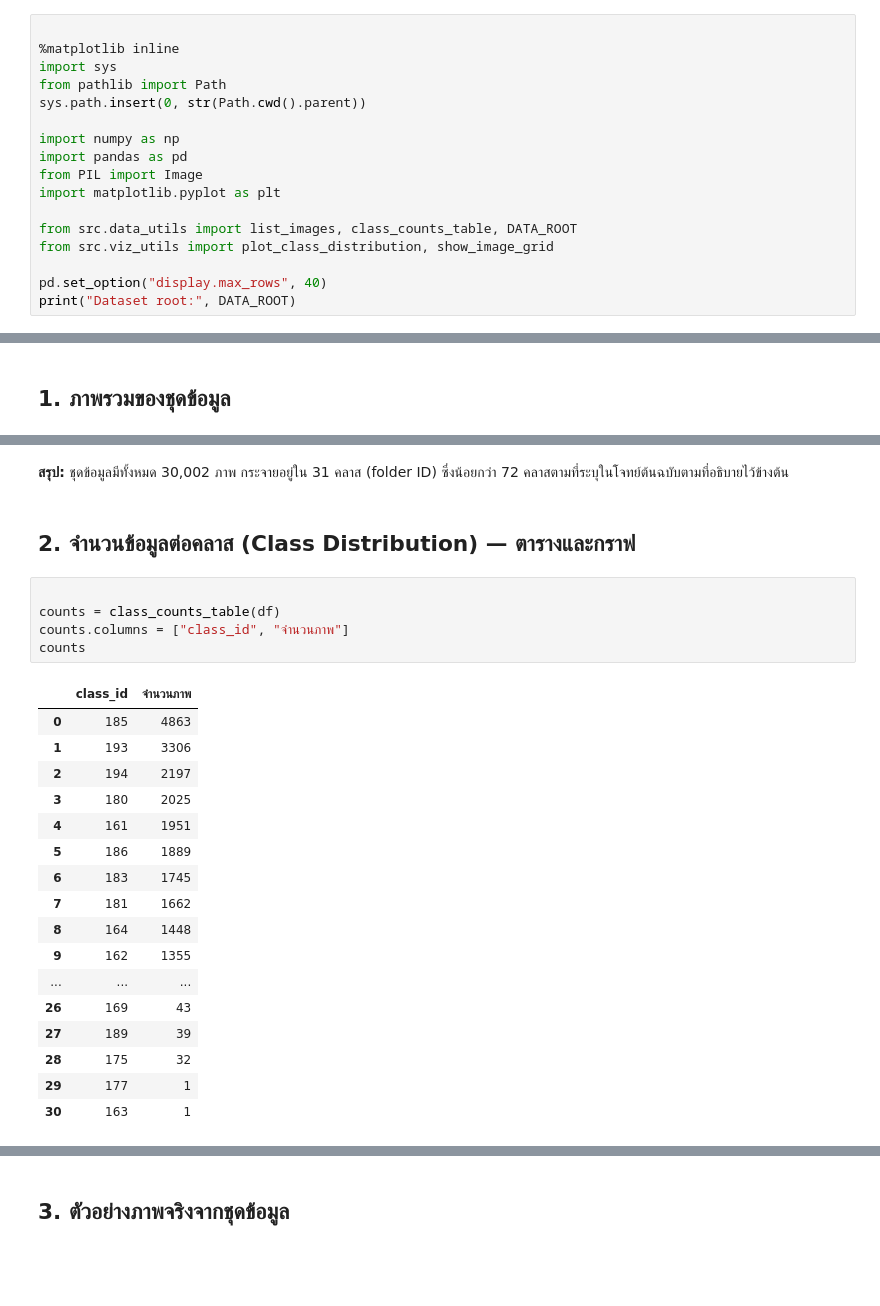
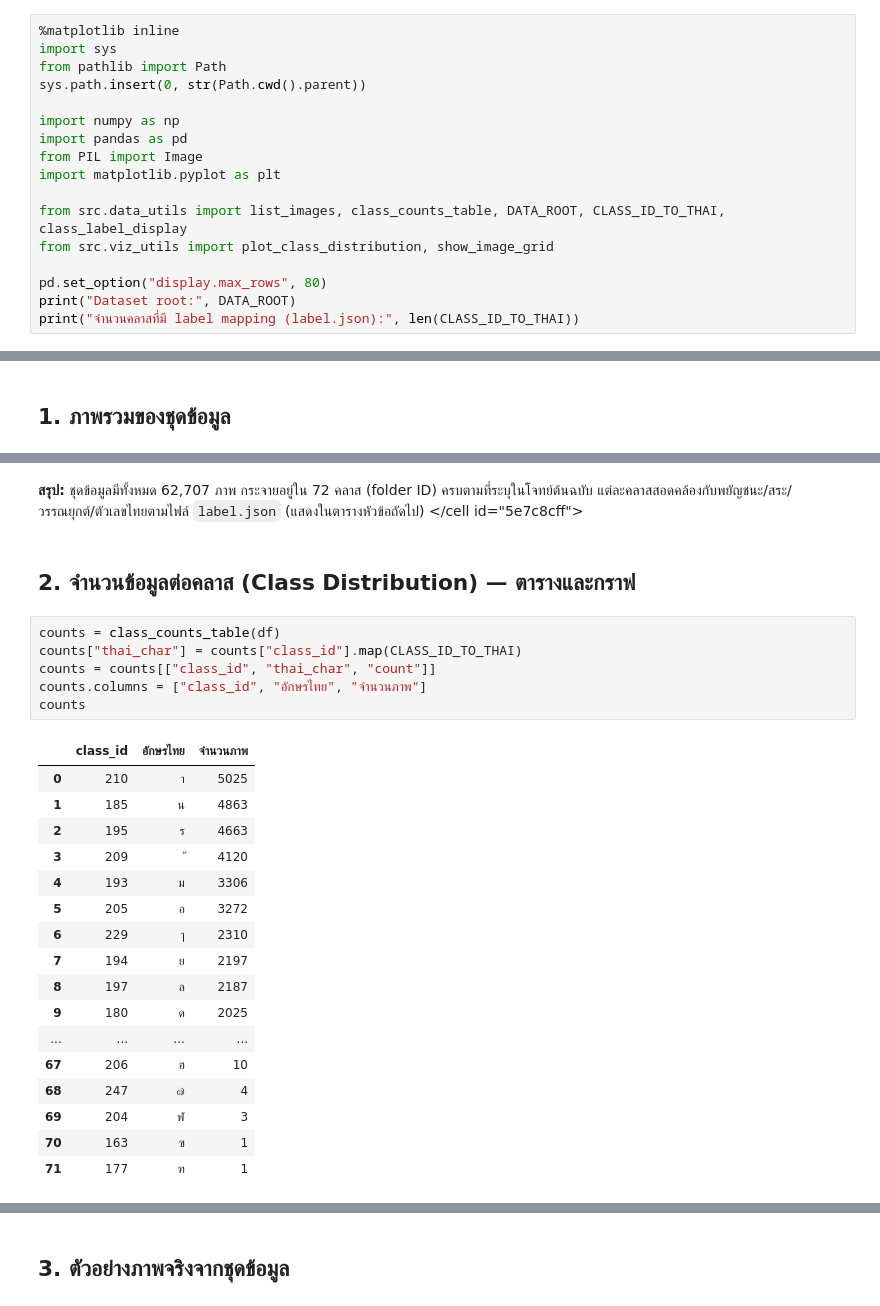
Before and after one commit to Touch-P/deeplearn-th-recognize, a Jupyter notebook: notebooks/00_data_exploration.ipynb, the cells around one changed output, grey strips where cells are left out. Drawn from its saved outputs; the diff is of its cells as text; blank space fills up the shorter version.

```diff
--- a/notebooks/00_data_exploration.ipynb
+++ b/notebooks/00_data_exploration.ipynb
@@ -18,5 +14,4 @@
 # %%
-
 %matplotlib inline
 import sys
 from pathlib import Path
@@ -27,9 +22,10 @@ import pandas as pd
 from PIL import Image
 import matplotlib.pyplot as plt
 
-from src.data_utils import list_images, class_counts_table, DATA_ROOT
+from src.data_utils import list_images, class_counts_table, DATA_ROOT, CLASS_ID_TO_THAI, class_label_display
 from src.viz_utils import plot_class_distribution, show_image_grid
 
-pd.set_option("display.max_rows", 40)
+pd.set_option("display.max_rows", 80)
 print("Dataset root:", DATA_ROOT)
+print("จำนวนคลาสที่มี label mapping (label.json):", len(CLASS_ID_TO_THAI))
 # %% [output]
@@ -56,31 +80,33 @@ df.head()
 # %% [markdown]
 
-**สรุป:** ชุดข้อมูลมีทั้งหมด 30,002 ภาพ กระจายอยู่ใน 31 คลาส (folder ID) ซึ่งน้อยกว่า 72 คลาสตามที่ระบุในโจทย์ต้นฉบับตามที่อธิบายไว้ข้างต้น
+**สรุป:** ชุดข้อมูลมีทั้งหมด 62,707 ภาพ กระจายอยู่ใน 72 คลาส (folder ID) ครบตามที่ระบุในโจทย์ต้นฉบับ แต่ละคลาสสอดคล้องกับพยัญชนะ/สระ/วรรณยุกต์/ตัวเลขไทยตามไฟล์ `label.json` (แสดงในตารางหัวข้อถัดไป)
+</cell id="5e7c8cff">
 # %% [markdown]
 ## 2. จำนวนข้อมูลต่อคลาส (Class Distribution) — ตารางและกราฟ
 # %%
-
 counts = class_counts_table(df)
-counts.columns = ["class_id", "จำนวนภาพ"]
+counts["thai_char"] = counts["class_id"].map(CLASS_ID_TO_THAI)
+counts = counts[["class_id", "thai_char", "count"]]
+counts.columns = ["class_id", "อักษรไทย", "จำนวนภาพ"]
 counts
 # %% [output]
-|  | class_id | จำนวนภาพ |
-| 0 | 185 | 4863 |
-| 1 | 193 | 3306 |
-| 2 | 194 | 2197 |
-| 3 | 180 | 2025 |
-| 4 | 161 | 1951 |
-| 5 | 186 | 1889 |
-| 6 | 183 | 1745 |
-| 7 | 181 | 1662 |
-| 8 | 164 | 1448 |
-| 9 | 162 | 1355 |
-| ... | ... | ... |
-| 26 | 169 | 43 |
-| 27 | 189 | 39 |
-| 28 | 175 | 32 |
-| 29 | 177 | 1 |
-| 30 | 163 | 1 |
+|  | class_id | อักษรไทย | จำนวนภาพ |
+| 0 | 210 | า | 5025 |
+| 1 | 185 | น | 4863 |
+| 2 | 195 | ร | 4663 |
+| 3 | 209 | ั | 4120 |
+| 4 | 193 | ม | 3306 |
+| 5 | 205 | อ | 3272 |
+| 6 | 229 | ๅ | 2310 |
+| 7 | 194 | ย | 2197 |
+| 8 | 197 | ล | 2187 |
+| 9 | 180 | ด | 2025 |
+| ... | ... | ... | ... |
+| 67 | 206 | ฮ | 10 |
+| 68 | 247 | ๗ | 4 |
+| 69 | 204 | ฬ | 3 |
+| 70 | 163 | ฃ | 1 |
+| 71 | 177 | ฑ | 1 |
 # %%
 
 print("คลาสที่มีข้อมูลมากที่สุด 5 อันดับแรก:")
```
Also changed, not shown: parts of 15 cells of this notebook, 14 other files.
